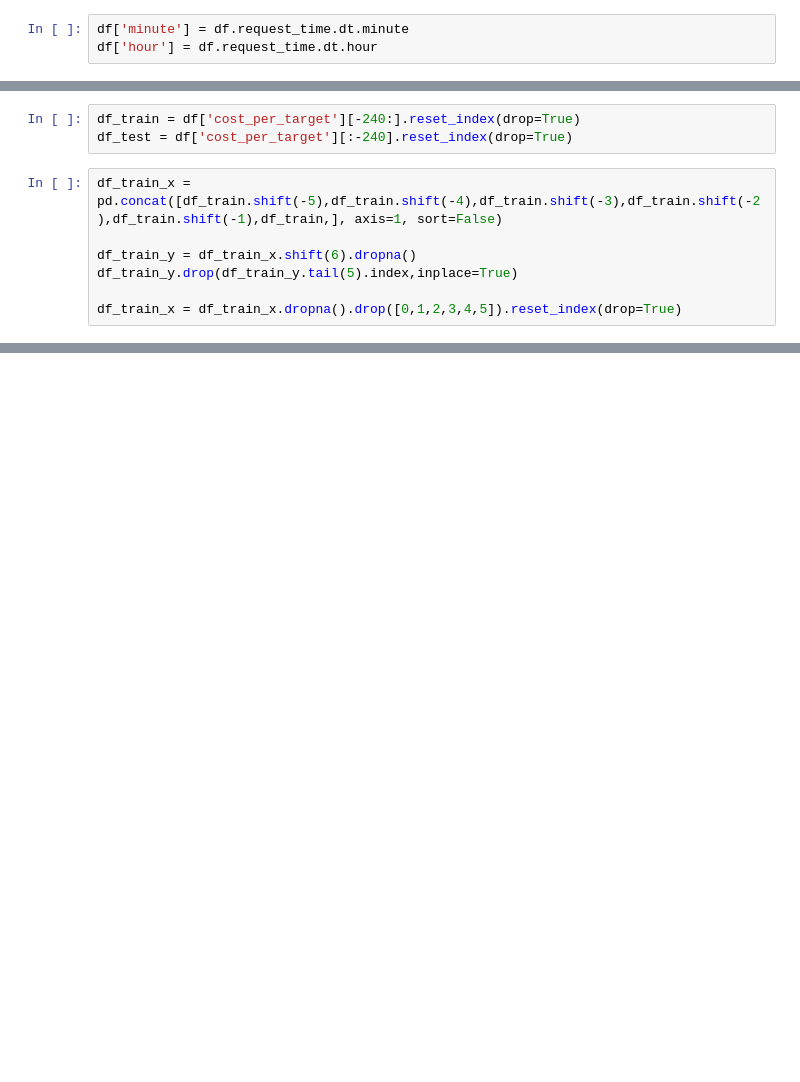
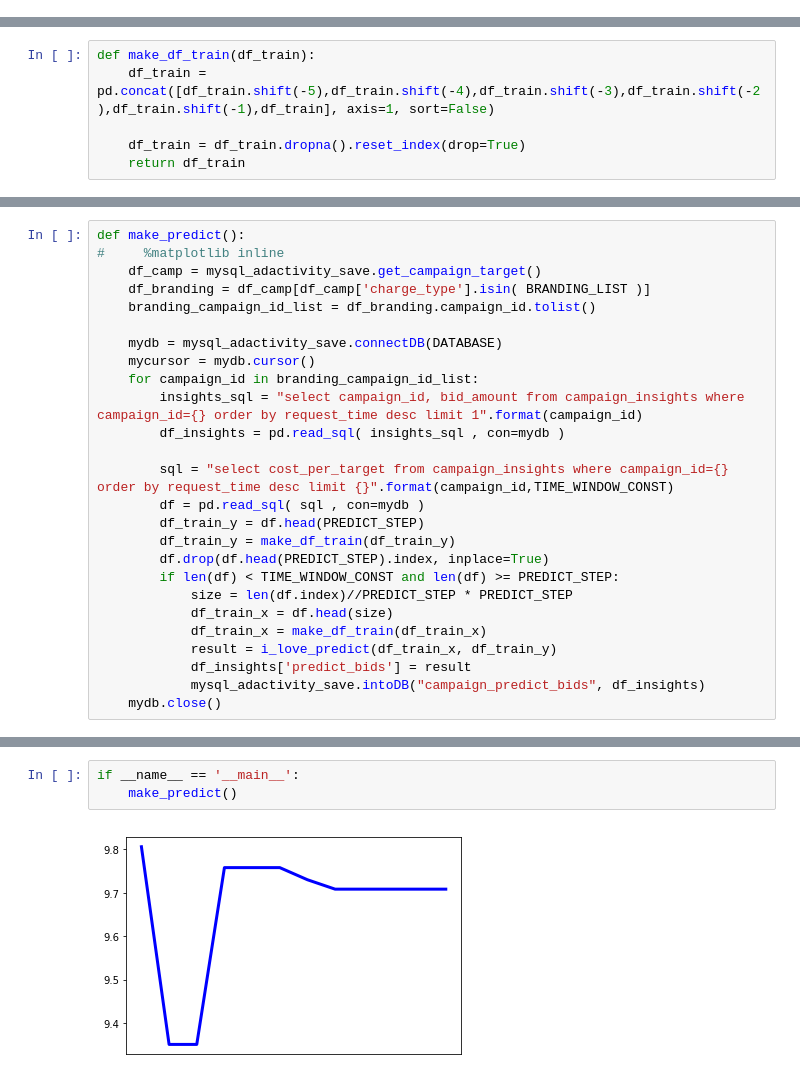
Before and after one commit to TimJLS/adset_interest_parse, a Jupyter notebook: ai_optimizer/ai_optimizer/codes/i_love_predictive_bids.ipynb, the cells around one changed output, grey strips where cells are left out. Saved outputs shown, nothing was run; the diff lists cells and outputs as text; blank space fills up the shorter version.

Commit message:
cronjob retrieve data for predict and compute predictive bids.

```diff
--- a/ai_optimizer/ai_optimizer/codes/i_love_predictive_bids.ipynb
+++ b/ai_optimizer/ai_optimizer/codes/i_love_predictive_bids.ipynb
@@ -72,3 +9,0 @@ mydb.close()
-# %%
-df['minute'] = df.request_time.dt.minute
-df['hour'] = df.request_time.dt.hour
@@ -96,10 +10,6 @@ df[['target', 'cost_per_target', 'bid_amount','minute','hour']]
-# %%
-df_train = df['cost_per_target'][-240:].reset_index(drop=True)
-df_test = df['cost_per_target'][:-240].reset_index(drop=True)
 # %%
-df_train_x = pd.concat([df_train.shift(-5),df_train.shift(-4),df_train.shift(-3),df_train.shift(-2),df_train.shift(-1),df_train,], axis=1, sort=False)
+def make_df_train(df_train):
+    df_train = pd.concat([df_train.shift(-5),df_train.shift(-4),df_train.shift(-3),df_train.shift(-2),df_train.shift(-1),df_train], axis=1, sort=False)
 
-df_train_y = df_train_x.shift(6).dropna()
-df_train_y.drop(df_train_y.tail(5).index,inplace=True)
-
-df_train_x = df_train_x.dropna().drop([0,1,2,3,4,5]).reset_index(drop=True)
+    df_train = df_train.dropna().reset_index(drop=True)
+    return df_train
@@ -142,0 +16,26 @@ a
+# %%
+def make_predict():
+#     %matplotlib inline
+    df_camp = mysql_adactivity_save.get_campaign_target()
+    df_branding = df_camp[df_camp['charge_type'].isin( BRANDING_LIST )]
+    branding_campaign_id_list = df_branding.campaign_id.tolist()
+
+    mydb = mysql_adactivity_save.connectDB(DATABASE)
+    mycursor = mydb.cursor()
+    for campaign_id in branding_campaign_id_list:
+        insights_sql = "select campaign_id, bid_amount from campaign_insights where campaign_id={} order by request_time desc limit 1".format(campaign_id)
+        df_insights = pd.read_sql( insights_sql , con=mydb )
+
+        sql = "select cost_per_target from campaign_insights where campaign_id={} order by request_time desc limit {}".format(campaign_id,TIME_WINDOW_CONST)
+        df = pd.read_sql( sql , con=mydb )
+        df_train_y = df.head(PREDICT_STEP)
+        df_train_y = make_df_train(df_train_y)
+        df.drop(df.head(PREDICT_STEP).index, inplace=True)
+        if len(df) < TIME_WINDOW_CONST and len(df) >= PREDICT_STEP:
+            size = len(df.index)//PREDICT_STEP * PREDICT_STEP
+            df_train_x = df.head(size)
+            df_train_x = make_df_train(df_train_x)
+            result = i_love_predict(df_train_x, df_train_y)
+            df_insights['predict_bids'] = result
+            mysql_adactivity_save.intoDB("campaign_predict_bids", df_insights)
+    mydb.close()
@@ -142,0 +61,5 @@ a
+# %%
+if __name__ == '__main__':
+    make_predict()
+# %% [output]
+[figure, added]
```
Also changed, not shown: parts of 14 cells of this notebook, 3 other files.
